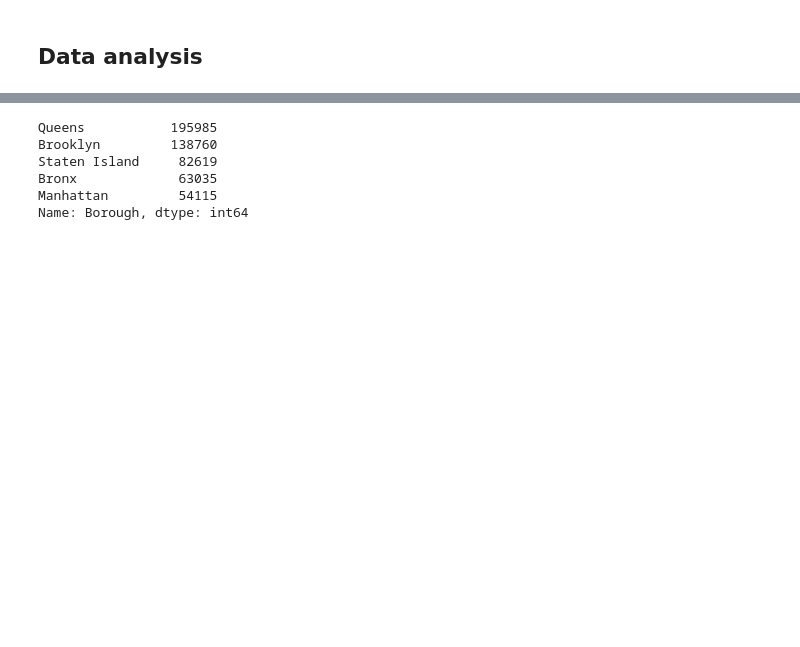
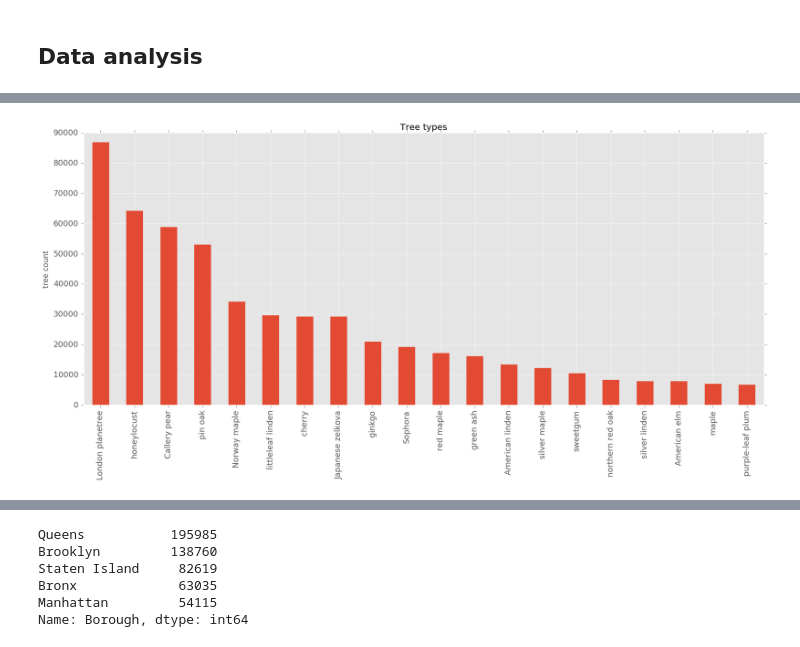
Before and after one commit to cecli/cecli.github.io, a Jupyter notebook: explainer_notebook.ipynb, the cells around one changed output, grey strips where cells are left out. Drawn from its saved outputs; the diff is of its cells as text; code cells hidden in the pictures; blank space fills up the shorter version.

```diff
--- a/explainer_notebook.ipynb
+++ b/explainer_notebook.ipynb
@@ -167,3 +167,9 @@ for i in range(len(tree_data['Health'])):
         #print "err", tree_data['Health'][i], i
 # %% [markdown]
 ## Data analysis
+# %%
+#Finding the total number of trees and how many there are of the different species of trees
+tree_amount = tree_data['Spc_Common'].value_counts()
+
+print('Trees: %d' % tree_data15.shape[0])
+print(tree_amount)
@@ -169,0 +194,21 @@ for i in range(len(tree_data['Health'])):
+# %%
+#Plotting the results to get an overview
+plt.style.use('ggplot')
+%matplotlib inline
+
+def barplot(series, title, figsize, ylabel, flag, rotation):
+    ax = series.plot(kind='bar',
+                title = title,
+                figsize = figsize,
+                fontsize = 13)
+
+    # set ylabel
+    ax.set_ylabel(ylabel)
+    # set xlabel (depending on the flag that comes as a function parameter)
+    ax.get_xaxis().set_visible(flag)
+    # set series index as xlabels and rotate them
+    ax.set_xticklabels(series.index, rotation= rotation)
+
+barplot(tree_amount,'Tree types', figsize=(20,8), ylabel = 'tree count',flag = True, rotation = 90)
+# %% [output]
+[figure, added]
```
Also changed, not shown: parts of 7 cells of this notebook.
